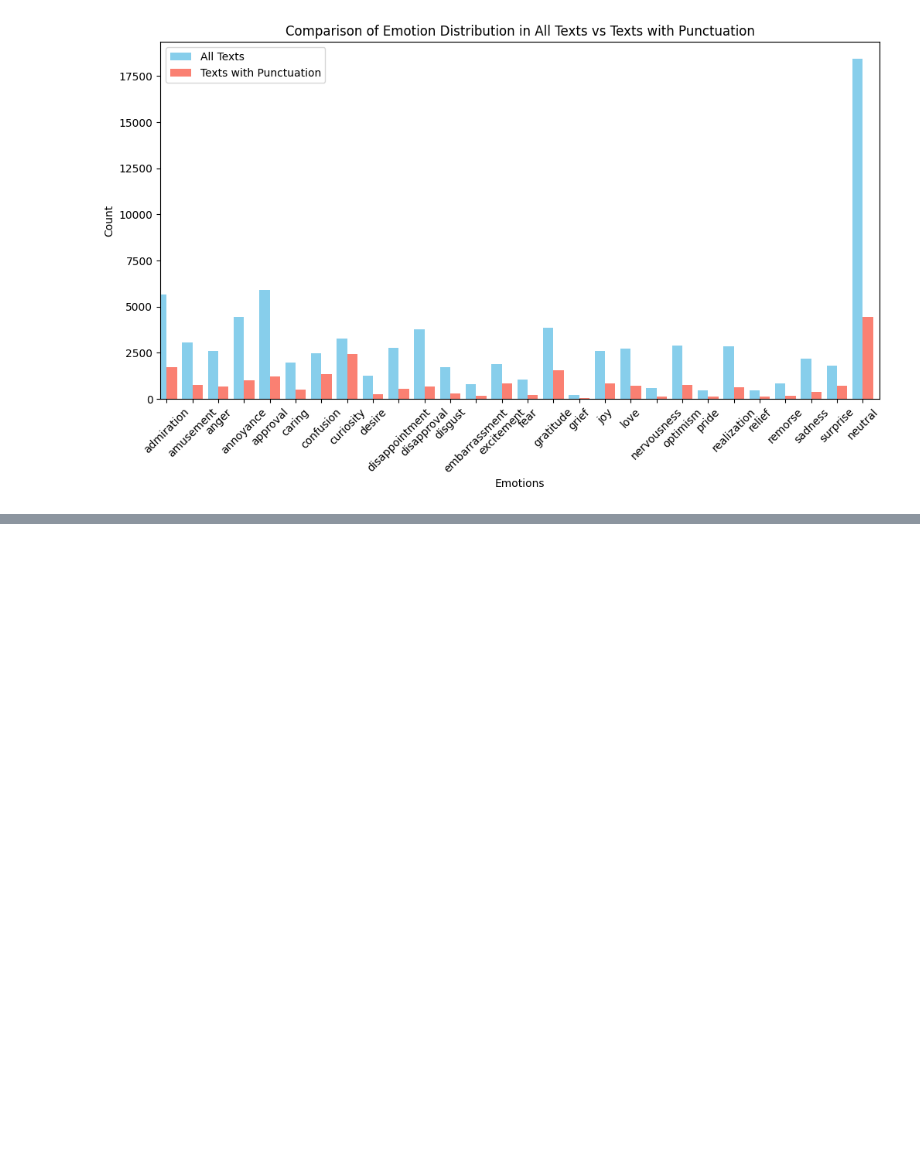
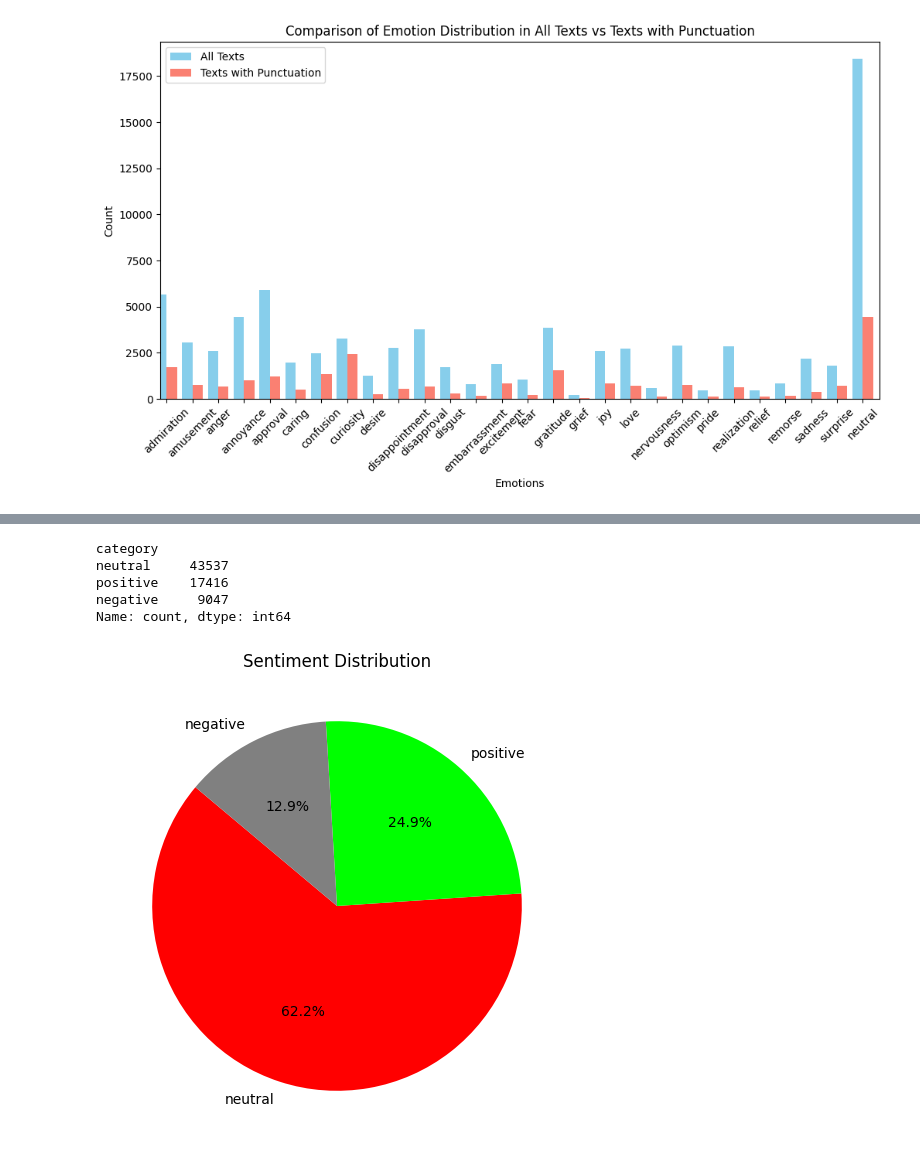
Before and after one commit to ThomasPeruch/emotion-detector, a Jupyter notebook: emotion-detector-main.ipynb, the cells around one changed output, grey strips where cells are left out. Drawn from its saved outputs; the diff is of its cells as text; code cells hidden in the pictures; blank space fills up the shorter version.

Commit message:
Sentiment Distribution(positive, negative and neutral) in pie chart

```diff
--- a/emotion-detector-main.ipynb
+++ b/emotion-detector-main.ipynb
@@ -95,4 +118,7 @@ plt.show()
 analyzer = SentimentIntensityAnalyzer()
 
 df_first_emotions_csv['sentiment_score'] = df_first_emotions_csv['text'].apply(lambda x: analyzer.polarity_scores(x)['compound'])
-print(df_first_emotions_csv['sentiment_score'].head())
+df_first_emotions_csv['category'] = np.where(
+    df_first_emotions_csv['sentiment_score'] >= 0.5,'positive',
+    np.where(df_first_emotions_csv['sentiment_score'] <= -0.5,'negative','neutral')
+)
@@ -98,0 +138,22 @@ print(df_first_emotions_csv['sentiment_score'].head())
+# %%
+# Count occurrences of each sentiment category
+sentiment_counts = df_first_emotions_csv['category'].value_counts()
+
+# Create a pie chart
+plt.figure(figsize=(6, 6))
+plt.pie(
+    sentiment_counts,
+    labels=sentiment_counts.index,
+    autopct='%1.1f%%',
+    colors=['red', 'lime', 'gray'],
+    startangle=140
+)
+plt.title('Sentiment Distribution')
+plt.show()
+# %% [output]
+category
+neutral     43537
+positive    17416
+negative     9047
+Name: count, dtype: int64
+[figure, added]
```
Also changed, not shown: parts of 8 cells of this notebook.
